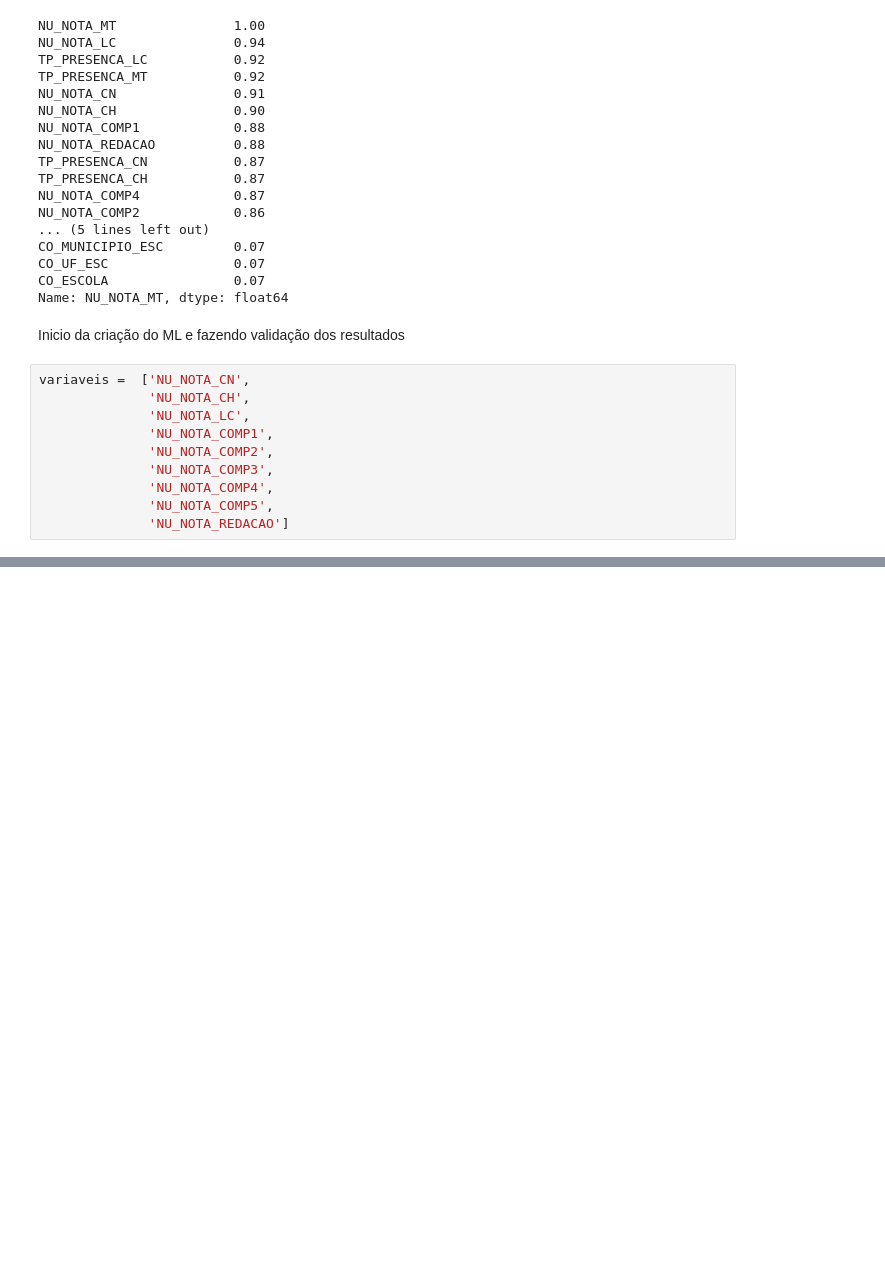
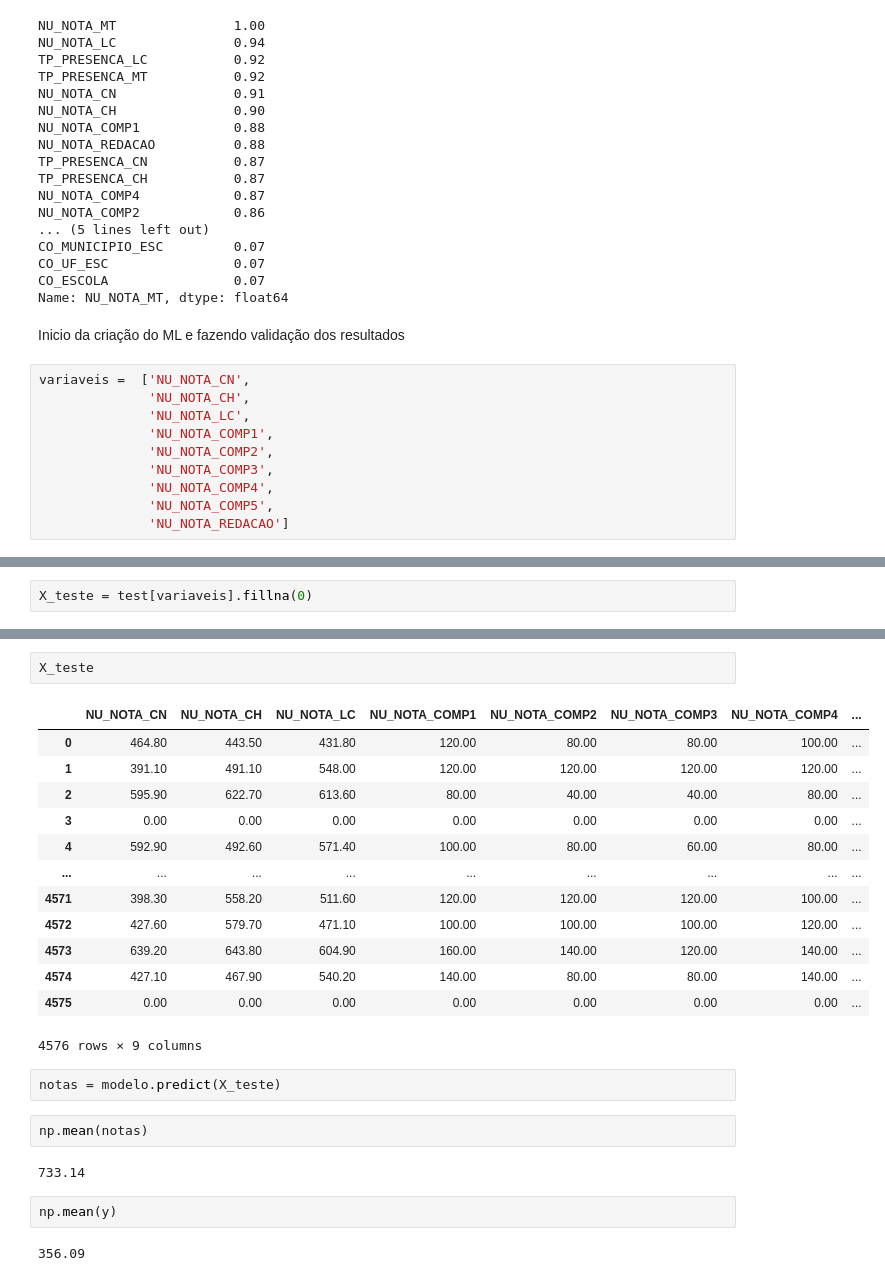
Before and after one commit to RobsonCrLira/CodenationDesafio, a Jupyter notebook: Analise_enem.ipynb, the cells around one changed output, grey strips where cells are left out. Drawn from its saved outputs; the diff is of its cells as text; blank space fills up the shorter version.

```diff
--- a/Analise_enem.ipynb
+++ b/Analise_enem.ipynb
@@ -257,0 +262,2 @@ ValueError: ignored
+# %%
+X_teste = test[variaveis].fillna(0)
@@ -257,0 +289,26 @@ ValueError: ignored
+# %%
+X_teste
+# %% [output]
+|  | NU_NOTA_CN | NU_NOTA_CH | NU_NOTA_LC | NU_NOTA_COMP1 | NU_NOTA_COMP2 | NU_NOTA_COMP3 | NU_NOTA_COMP4 | ... |
+| 0 | 464.80 | 443.50 | 431.80 | 120.00 | 80.00 | 80.00 | 100.00 | ... |
+| 1 | 391.10 | 491.10 | 548.00 | 120.00 | 120.00 | 120.00 | 120.00 | ... |
+| 2 | 595.90 | 622.70 | 613.60 | 80.00 | 40.00 | 40.00 | 80.00 | ... |
+| 3 | 0.00 | 0.00 | 0.00 | 0.00 | 0.00 | 0.00 | 0.00 | ... |
+| 4 | 592.90 | 492.60 | 571.40 | 100.00 | 80.00 | 60.00 | 80.00 | ... |
+| ... | ... | ... | ... | ... | ... | ... | ... | ... |
+| 4571 | 398.30 | 558.20 | 511.60 | 120.00 | 120.00 | 120.00 | 100.00 | ... |
+| 4572 | 427.60 | 579.70 | 471.10 | 100.00 | 100.00 | 100.00 | 120.00 | ... |
+| 4573 | 639.20 | 643.80 | 604.90 | 160.00 | 140.00 | 120.00 | 140.00 | ... |
+| 4574 | 427.10 | 467.90 | 540.20 | 140.00 | 80.00 | 80.00 | 140.00 | ... |
+| 4575 | 0.00 | 0.00 | 0.00 | 0.00 | 0.00 | 0.00 | 0.00 | ... |
+4576 rows × 9 columns
+# %%
+notas = modelo.predict(X_teste)
+# %%
+np.mean(notas)
+# %% [output]
+733.14
+# %%
+np.mean(y)
+# %% [output]
+356.09
```
Also changed, not shown: parts of 8 cells of this notebook.
